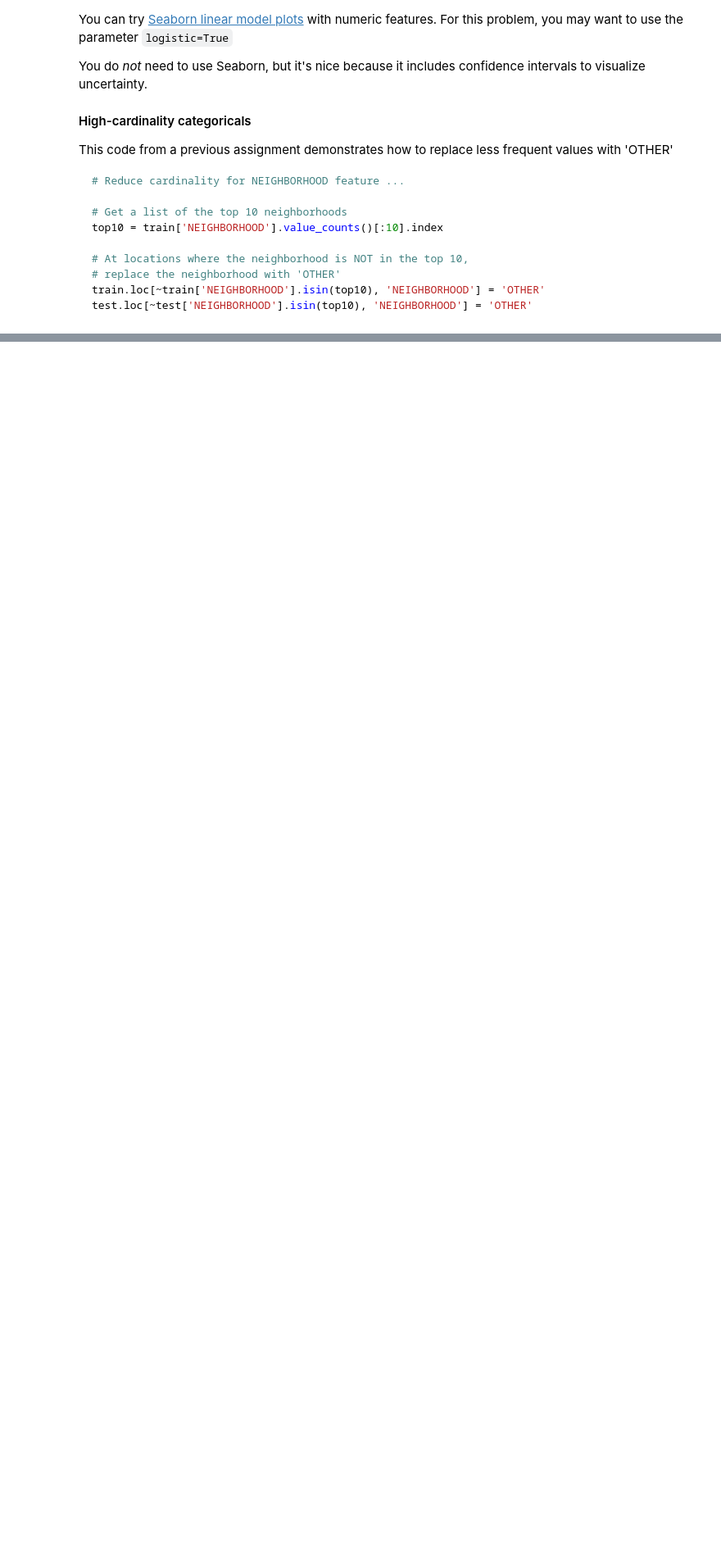
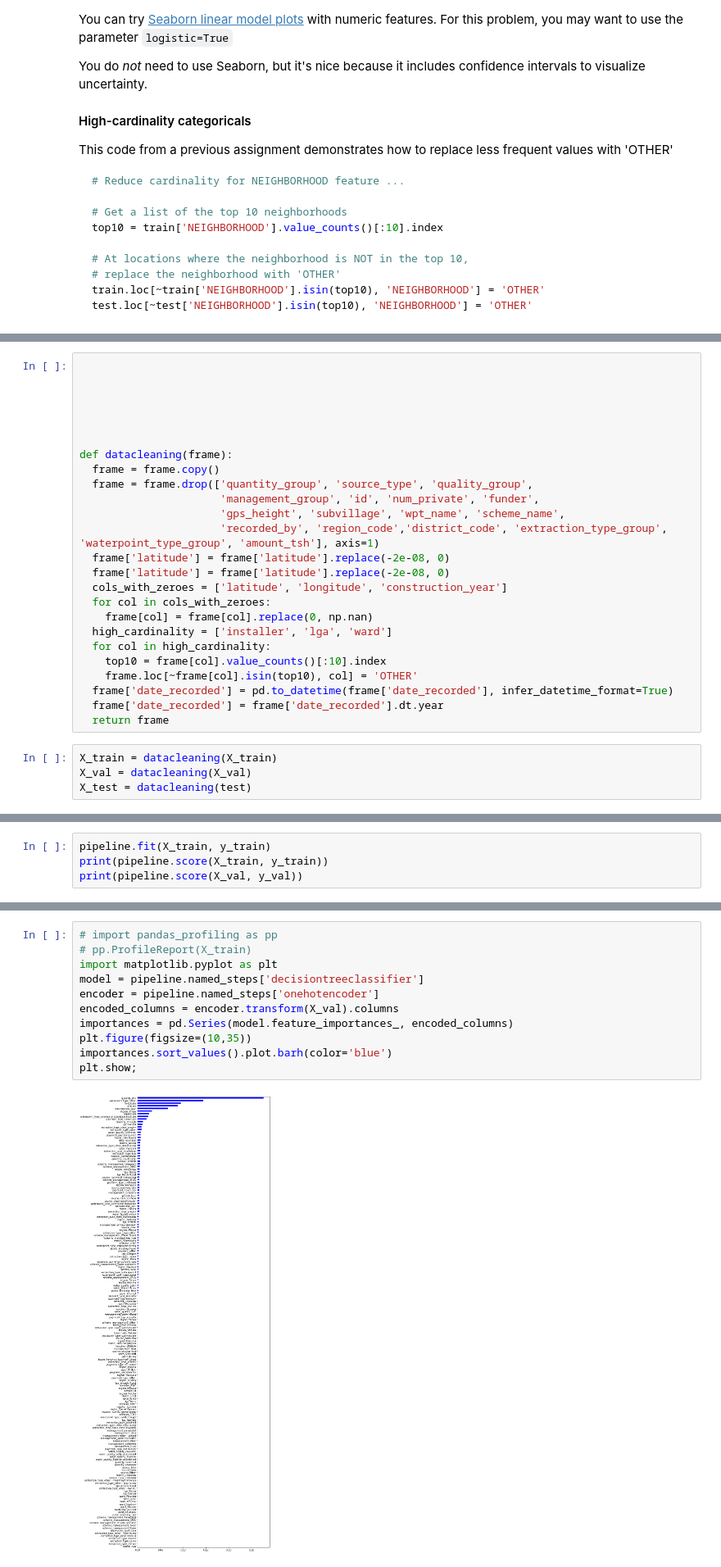
Before and after one commit to bloominstituteoftechnology/DS-Unit-2-Kaggle-Challenge, a Jupyter notebook: module1/assignment_kaggle_challenge_1.ipynb, the cells around one changed output, grey strips where cells are left out. Shown at 82% size. Saved outputs shown, nothing was run; the diff lists cells and outputs as text; blank space fills up the shorter version.

```diff
--- a/module1/assignment_kaggle_challenge_1.ipynb
+++ b/module1/assignment_kaggle_challenge_1.ipynb
@@ -102,0 +166,29 @@ train.shape, test.shape
+# %%
+
+
+
+
+
+
+def datacleaning(frame):
+  frame = frame.copy()
+  frame = frame.drop(['quantity_group', 'source_type', 'quality_group',
+                      'management_group', 'id', 'num_private', 'funder',
+                      'gps_height', 'subvillage', 'wpt_name', 'scheme_name',
+                      'recorded_by', 'region_code','district_code', 'extraction_type_group', 'waterpoint_type_group', 'amount_tsh'], axis=1)
+  frame['latitude'] = frame['latitude'].replace(-2e-08, 0)
+  frame['latitude'] = frame['latitude'].replace(-2e-08, 0)
+  cols_with_zeroes = ['latitude', 'longitude', 'construction_year']
+  for col in cols_with_zeroes:
+    frame[col] = frame[col].replace(0, np.nan)
+  high_cardinality = ['installer', 'lga', 'ward']
+  for col in high_cardinality:
+    top10 = frame[col].value_counts()[:10].index
+    frame.loc[~frame[col].isin(top10), col] = 'OTHER'
+  frame['date_recorded'] = pd.to_datetime(frame['date_recorded'], infer_datetime_format=True)
+  frame['date_recorded'] = frame['date_recorded'].dt.year
+  return frame
+# %%
+X_train = datacleaning(X_train)
+X_val = datacleaning(X_val)
+X_test = datacleaning(test)
@@ -102,0 +202,4 @@ train.shape, test.shape
+# %%
+pipeline.fit(X_train, y_train)
+print(pipeline.score(X_train, y_train))
+print(pipeline.score(X_val, y_val))
@@ -102,0 +209,13 @@ train.shape, test.shape
+# %%
+# import pandas_profiling as pp
+# pp.ProfileReport(X_train)
+import matplotlib.pyplot as plt
+model = pipeline.named_steps['decisiontreeclassifier']
+encoder = pipeline.named_steps['onehotencoder']
+encoded_columns = encoder.transform(X_val).columns
+importances = pd.Series(model.feature_importances_, encoded_columns)
+plt.figure(figsize=(10,35))
+importances.sort_values().plot.barh(color='blue')
+plt.show;
+# %% [output]
+[figure, added]
```
Also changed, not shown: parts of 14 cells of this notebook.
